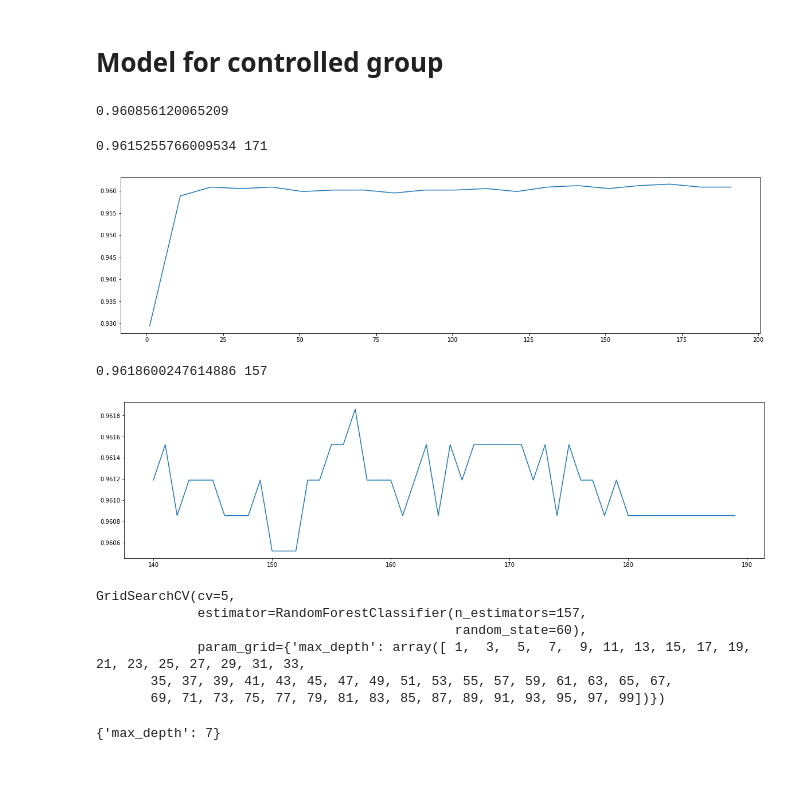
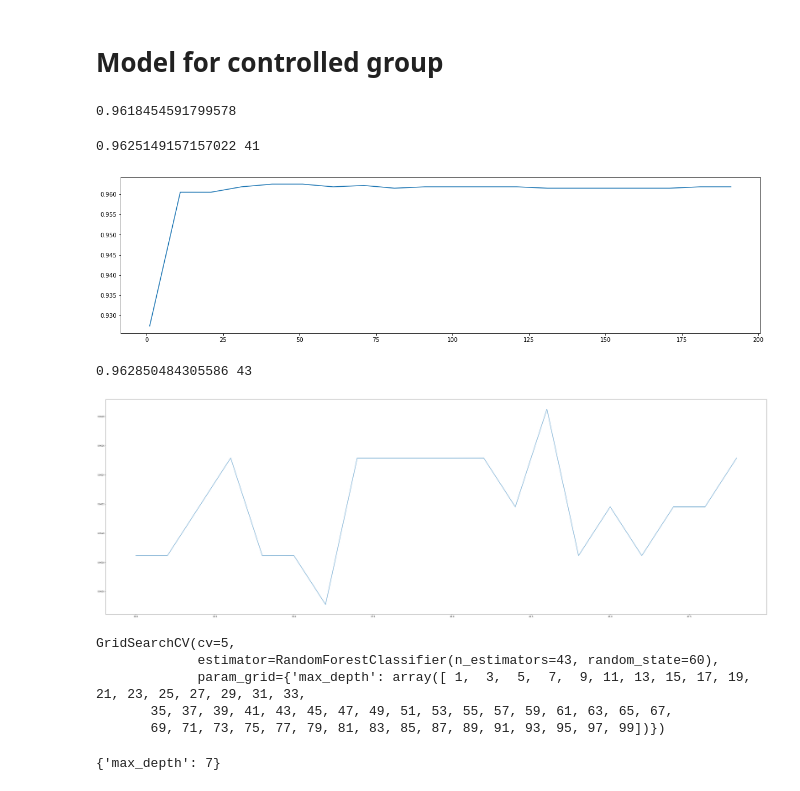
Before and after one commit to YankeMao/Group-4, a Jupyter notebook: Outcome_regression_obesity.ipynb, the cells around one changed output. Saved outputs shown, nothing was run; the diff lists cells and outputs as text; code cells hidden in the pictures.

```diff
--- a/Outcome_regression_obesity.ipynb
+++ b/Outcome_regression_obesity.ipynb
@@ -5,8 +5,10 @@ import warnings
 warnings.filterwarnings('ignore')
 # %%
 df_raw = pd.read_csv('./stroke_data_dummies.csv')
+# %%
+df_r = df_raw[df_raw.Gender_Other == 0]
 # %%
-df = df_raw.drop(columns = ['Unnamed: 0','id','bmi'])
+df = df_r.drop(columns = ['Unnamed: 0','id','bmi','Gender_Other'])
 # %%
 df.head()
 # %% [output]
@@ -84,11 +85,11 @@ import matplotlib.pyplot as plt
 # %% [markdown]
 # Model for controlled group
 # %%
-rfc = RandomForestClassifier(n_estimators=100,random_state=60)
+rfc = RandomForestClassifier(random_state=60)
 score_pre_0 = cross_val_score(rfc,x_0,y_0,cv=5).mean()
 score_pre_0
 # %% [output]
-0.960856120065209
+0.9618454591799578
 # %%
 scorel = []
 for i in range(0,200,10):
@@ -103,35 +104,34 @@ plt.figure(figsize=[20,5])
 plt.plot(range(1,201,10),scorel)
 plt.show()
 # %% [output]
-0.9615255766009534 171
+0.9625149157157022 41
-[figure, old version]
+[figure, new version]
 # %%
 scorel = []
-for i in range(140,190):
+for i in range(30,50):
     rfc = RandomForestClassifier(n_estimators=i+1,
                                  n_jobs=-1,
                                 random_state=60)
     score = cross_val_score(rfc,x_0,y_0,cv=5).mean()
     scorel.append(score)
 
-print(max(scorel),([*range(140,190)][scorel.index(max(scorel))]))
-plt.figure(figsize=[20,5])
-plt.plot(range(140,190),scorel)
+print(max(scorel),([*range(30,50)][scorel.index(max(scorel))]))
+plt.figure(figsize=[60,20])
+plt.plot(range(30,50),scorel)
 plt.show()
 # %% [output]
-0.9618600247614886 157
+0.962850484305586 43
-[figure, old version]
+[figure, new version]
 # %%
 param_grid = {'max_depth':np.arange(1, 100, 2)}
-rfc = RandomForestClassifier(n_estimators=157
+rfc = RandomForestClassifier(n_estimators=43
                              ,random_state=60
                              )
 GS = GridSearchCV(rfc,param_grid,cv=5)
 GS.fit(x_0,y_0)
 # %% [output]
 GridSearchCV(cv=5,
-             estimator=RandomForestClassifier(n_estimators=157,
-                                              random_state=60),
+             estimator=RandomForestClassifier(n_estimators=43, random_state=60),
              param_grid={'max_depth': array([ 1,  3,  5,  7,  9, 11, 13, 15, 17, 19, 21, 23, 25, 27, 29, 31, 33,
        35, 37, 39, 41, 43, 45, 47, 49, 51, 53, 55, 57, 59, 61, 63, 65, 67,
        69, 71, 73, 75, 77, 79, 81, 83, 85, 87, 89, 91, 93, 95, 97, 99])})
```
Also changed, not shown: parts of 30 cells of this notebook, 4 other files.
